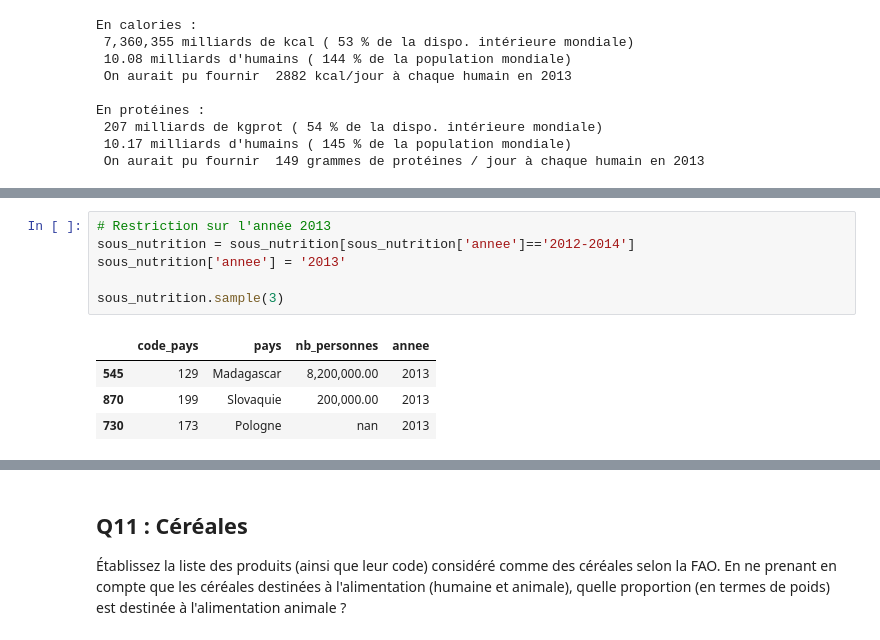
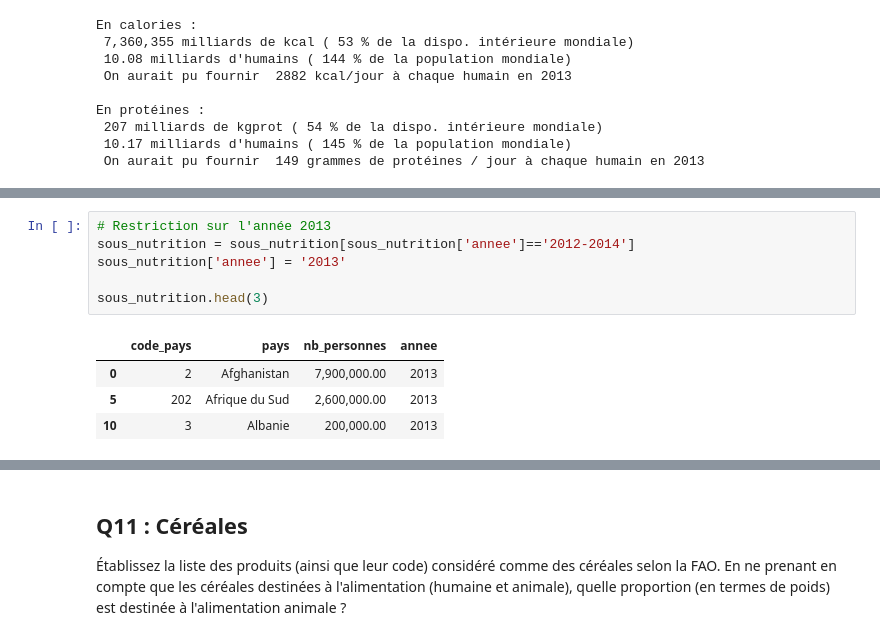
Before and after one commit to gllmfrnr/oc-da, a Jupyter notebook: p3/p3.ipynb, the cells around one changed output, grey strips where cells are left out. Saved outputs shown, nothing was run; the diff lists cells and outputs as text.

```diff
--- a/p3/p3.ipynb
+++ b/p3/p3.ipynb
@@ -965,14 +988,14 @@ A partir des données téléchargées qui concernent la sous-nutrition, réponde
 # %%
 # Restriction sur l'année 2013
 sous_nutrition = sous_nutrition[sous_nutrition['annee']=='2012-2014']
 sous_nutrition['annee'] = '2013'
 
-sous_nutrition.sample(3)
+sous_nutrition.head(3)
 # %% [output]
 |  | code_pays | pays | nb_personnes | annee |
-| 545 | 129 | Madagascar | 8,200,000.00 | 2013 |
-| 870 | 199 | Slovaquie | 200,000.00 | 2013 |
-| 730 | 173 | Pologne | nan | 2013 |
+| 0 | 2 | Afghanistan | 7,900,000.00 | 2013 |
+| 5 | 202 | Afrique du Sud | 2,600,000.00 | 2013 |
+| 10 | 3 | Albanie | 200,000.00 | 2013 |
 # %%
 # Personnes sous-alimentées dans le monde
 sousnutrition_monde = sous_nutrition['nb_personnes'].sum()
```
Also changed, not shown: parts of 30 cells of this notebook.
